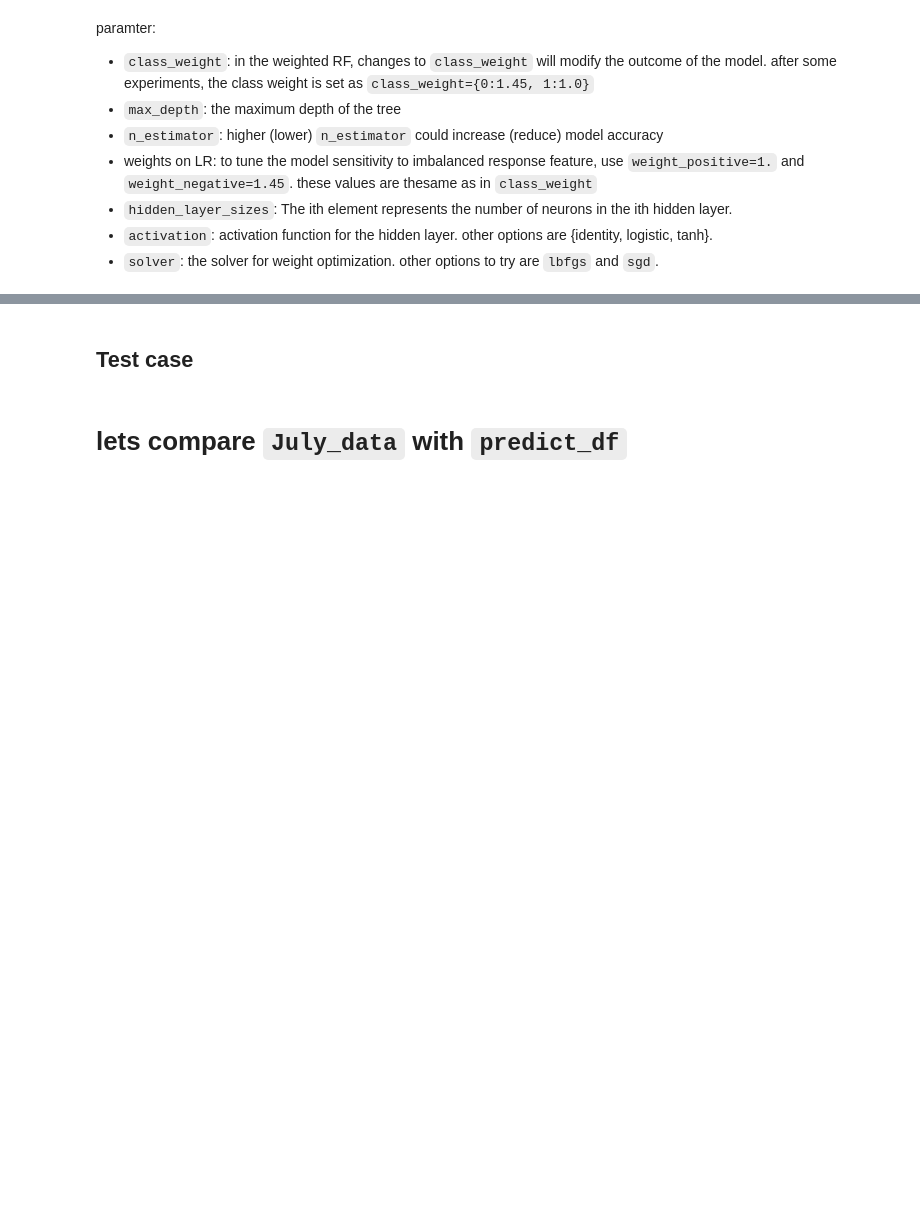
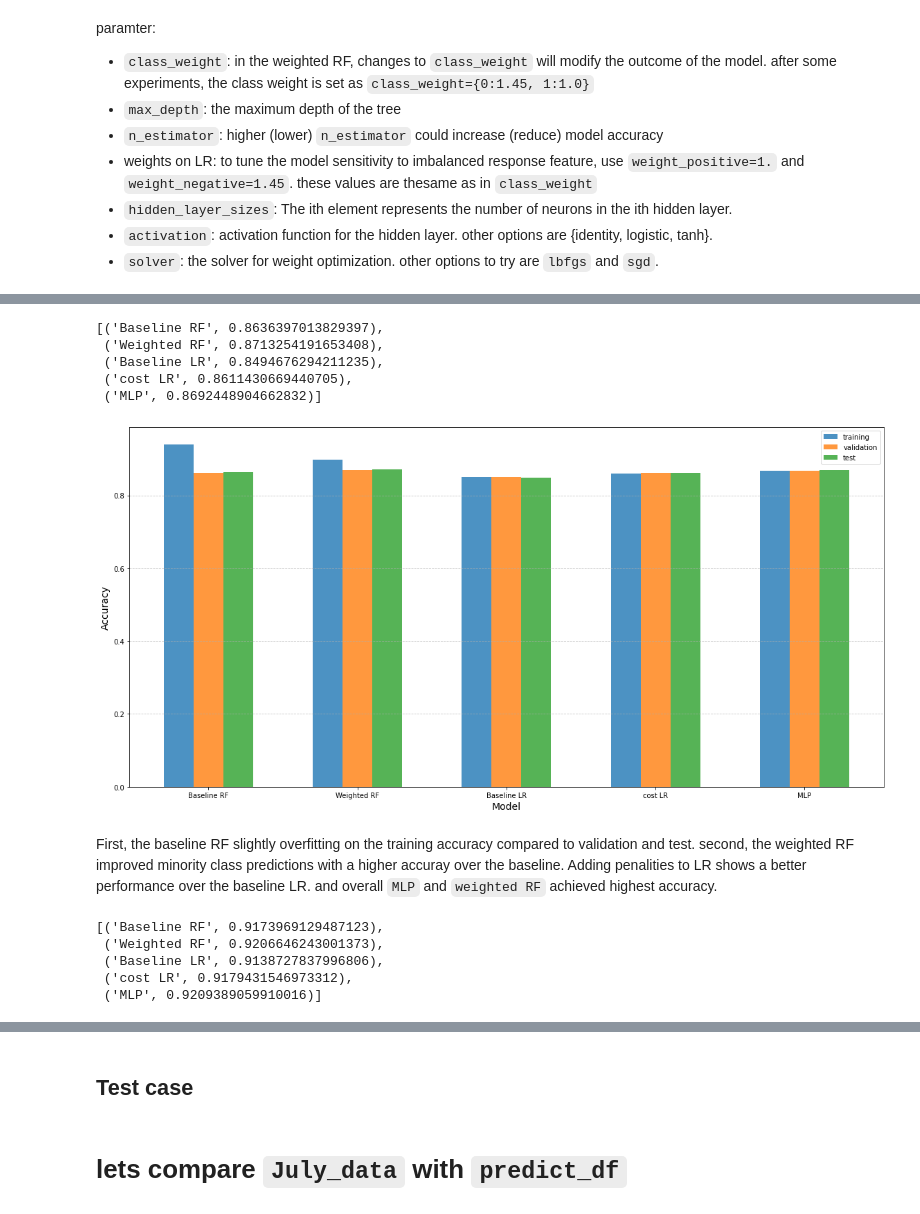
Before and after one commit to aadinoyiibrahim/income, a Jupyter notebook: src/example1.ipynb, the cells around one changed output, grey strips where cells are left out. Drawn from its saved outputs; the diff is of its cells as text; code cells hidden in the pictures; blank space fills up the shorter version.

```diff
--- a/src/example1.ipynb
+++ b/src/example1.ipynb
@@ -388,7 +474,9 @@ paramter:
 - `solver`: the solver for weight optimization. other options to try are `lbfgs` and `sgd`.
 # %%
 '''
+----------------------
 train model
+----------------------
 '''
 
 n_estimator = 100
@@ -403,7 +491,7 @@ models = {
     "Baseline LR": LogisticRegressionModels(model_type="baseline", learning_rate=lr, max_iter=max_iter),
     "cost LR": LogisticRegressionModels(model_type="cost_sensitive", weight_positive=1., weight_negative=1.45, learning_rate=lr, max_iter=max_iter),
     "MLP": MLPClassifier(hidden_layer_sizes=(50,), activation='relu', solver='adam', verbose=False,learning_rate_init=lr, max_iter=max_iter, random_state=seedS),
-} #relu
+}
 
 results = {}
 for name, model in models.items():
@@ -423,7 +511,6 @@ for name, model in models.items():
             plt.plot(model.val_losses, label='Validation Loss')
             plt.xlabel('Iteration')
             plt.ylabel('Loss')
-            plt.title(f'{name} Training and Validation Loss Curves')
             plt.legend()
             plt.grid()
             plt.show()
@@ -447,9 +534,6 @@ for name, model in models.items():
         y_pred_proba_test = model.predict_proba(X_test)
         auc = roc_auc_score(y_test, y_pred_proba_test)
 
-    # Save model
-     # joblib.dump(model, f"models/{name.replace(' ', '_')}_model.pkl")
-
     results[name] = {
         "Train Accuracy": train_accuracy,
         "Val Accuracy": val_accuracy,
@@ -465,25 +567,55 @@ for name, model in models.items():
 # %%
-#Check test accuracy
+'''
+----------------------
+Check test accuracy
+----------------------
+'''
+
 methods = list(results.keys())
 test_accuracies_ = [metrics['Test Accuracy'] for metrics in results.values()]
 
 list(zip(methods,test_accuracies_))
+# %% [output]
+[('Baseline RF', 0.8636397013829397),
+ ('Weighted RF', 0.8713254191653408),
+ ('Baseline LR', 0.8494676294211235),
+ ('cost LR', 0.8611430669440705),
+ ('MLP', 0.8692448904662832)]
 # %%
 '''
+----------------------
 plot accuraries
+----------------------
 '''
 
 labels = list(results.keys())
 train_accuracies = [metrics['Train Accuracy'] for metrics in results.values()]
 val_accuracies = [metrics['Val Accuracy'] for metrics in results.values()]
 test_accuracies = [metrics['Test Accuracy'] for metrics in results.values()]
 
 bar_width = 0.2
 indices = np.arange(len(labels))
 figsize = (16, 8)
 plotter.plot_barplot( indices, train_accuracies, val_accuracies, test_accuracies, labels, bar_width=bar_width, figsize=figsize)
+# %% [output]
+[figure, added]
+# %% [markdown]
+First, the baseline RF slightly overfitting on the training accuracy compared to validation and test. second, the weighted RF improved minority class predictions with a higher accuray over the baseline.
+Adding penalities to LR shows a better performance over the baseline LR.
+and overall `MLP` and `weighted RF` achieved highest accuracy.
 # %%
-# Check the F1 score
+'''
+----------------------
+Check the F1 score
+----------------------
+'''
+
 f1_ = [metrics['f1'] for metrics in results.values()]
 
 list(zip(methods,f1_))
+# %% [output]
+[('Baseline RF', 0.9173969129487123),
+ ('Weighted RF', 0.9206646243001373),
+ ('Baseline LR', 0.9138727837996806),
+ ('cost LR', 0.9179431546973312),
+ ('MLP', 0.9209389059910016)]
```
Also changed, not shown: parts of 46 cells of this notebook, 7 other files.
